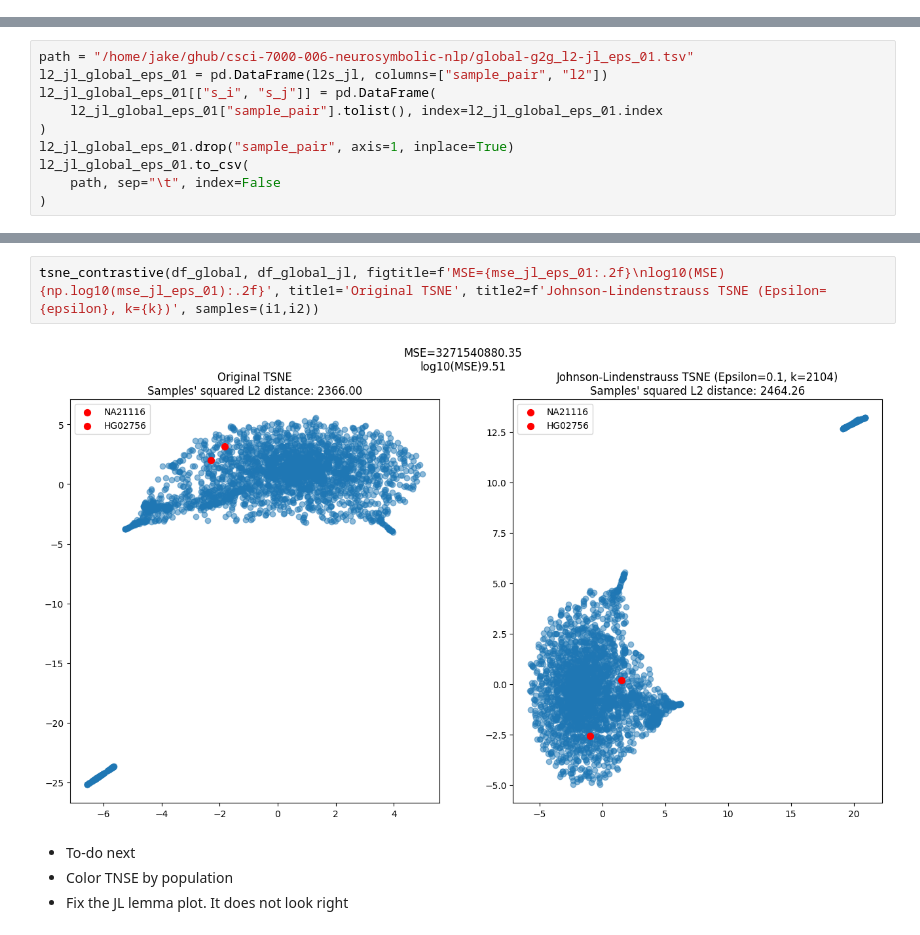
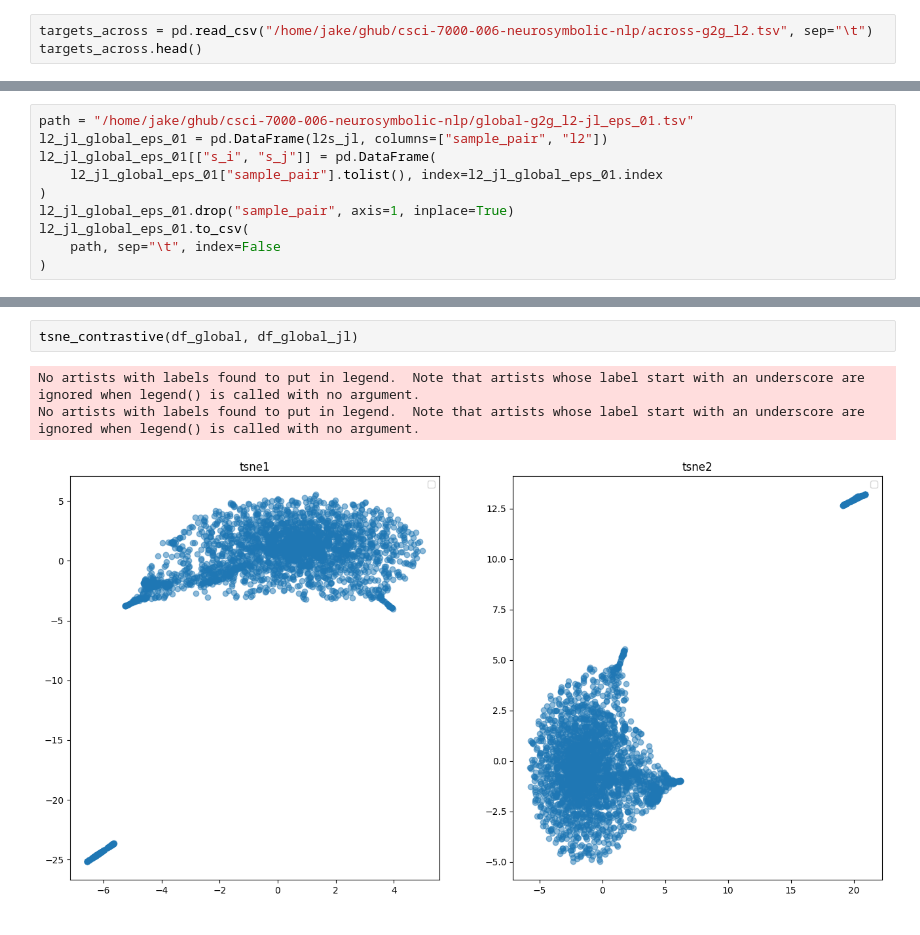
Before and after one commit to jakekrol/csci-7000-006-neurosymbolic-nlp, a Jupyter notebook: evaluation.ipynb, the cells around one changed output, grey strips where cells are left out. Saved outputs shown, nothing was run; the diff lists cells and outputs as text.

```diff
--- a/evaluation.ipynb
+++ b/evaluation.ipynb
@@ -165,0 +155,3 @@ targets_across.head()
+# %%
+targets_across = pd.read_csv("/home/jake/ghub/csci-7000-006-neurosymbolic-nlp/across-g2g_l2.tsv", sep="\t")
+targets_across.head()
@@ -683,8 +716,6 @@ Mean L2 distance error: 591.85
-# %%
-tsne_contrastive(df_global, df_global_jl, figtitle=f'MSE={mse_jl_eps_01:.2f}\nlog10(MSE){np.log10(mse_jl_eps_01):.2f}', title1='Original TSNE', title2=f'Johnson-Lindenstrauss TSNE (Epsilon={epsilon}, k={k})', samples=(i1,i2))
-# %% [output]
-[figure, removed]
-# %% [markdown]
-- To-do next
-- Color TNSE by population
-- Fix the JL lemma plot. It does not look right
+# %%
+tsne_contrastive(df_global, df_global_jl)
+# %% [output]
+No artists with labels found to put in legend.  Note that artists whose label start with an underscore are ignored when legend() is called with no argument.
+No artists with labels found to put in legend.  Note that artists whose label start with an underscore are ignored when legend() is called with no argument.
+[figure, added]
```
Also changed, not shown: parts of 17 cells of this notebook, 1 other file.
